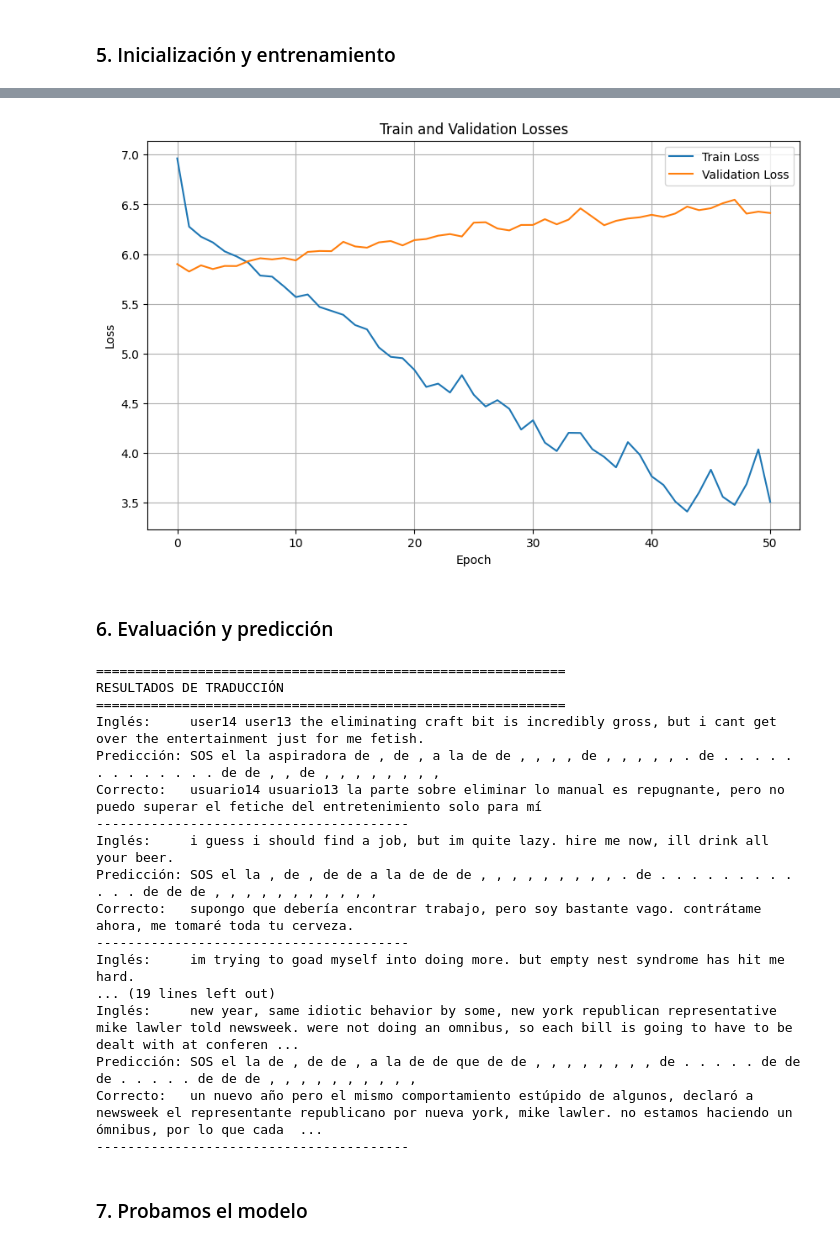
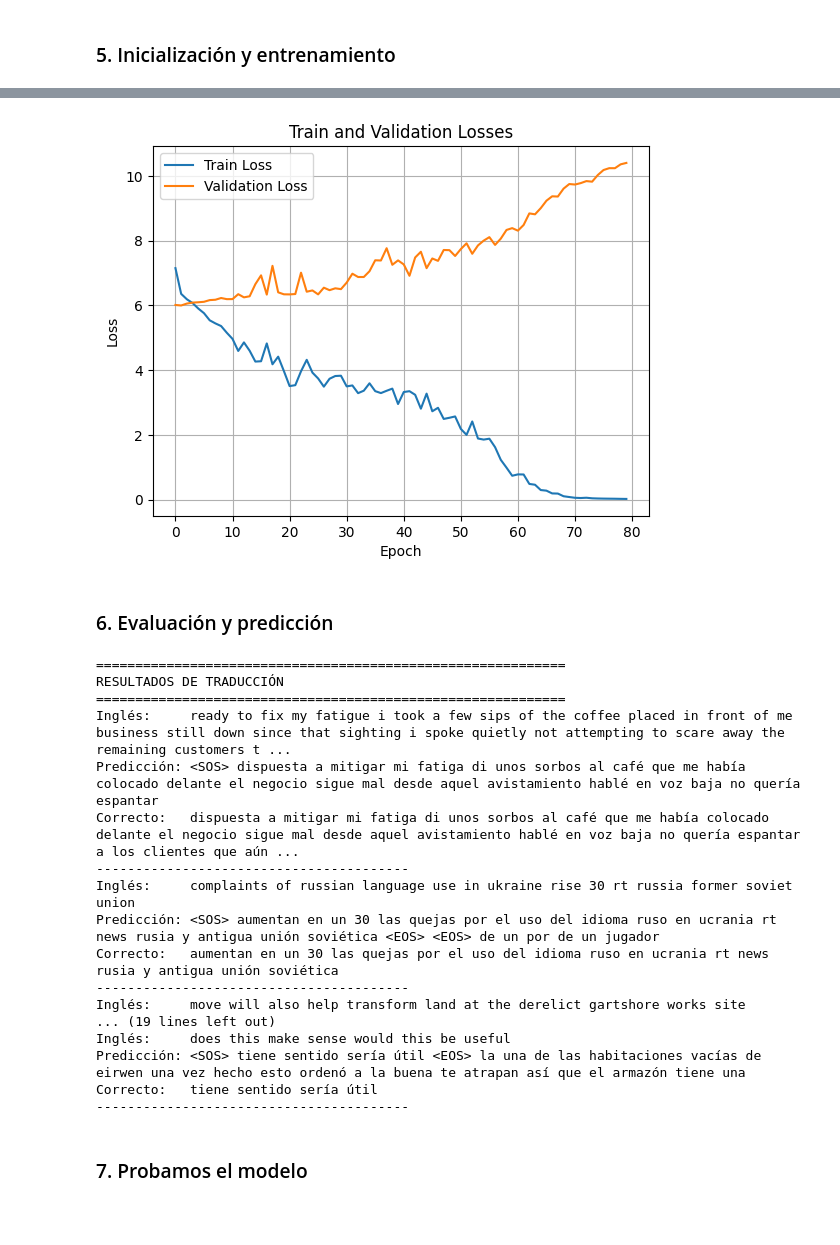
Before and after one commit to aaronbernal28/Aprendizaje-Autom-tico-1, a Jupyter notebook: notebooks/notebook_10_secuencias-published.ipynb, the cells around one changed output, grey strips where cells are left out. Cells and saved outputs as stored; diff of their text form; code cells hidden in the pictures; blank space fills up the shorter version.

```diff
--- a/notebooks/notebook_10_secuencias-published.ipynb
+++ b/notebooks/notebook_10_secuencias-published.ipynb
@@ -398,9 +378,14 @@ Debe contener:
 class Decoder(nn.Module):
     def __init__(self, output_size, hidden_size):
         super().__init__()
-        self.Embedding = nn.Embedding(num_embeddings=output_size, embedding_dim=emb_dim, padding_idx=PAD_token)
-        self.LSTM = nn.LSTM(input_size=emb_dim, hidden_size=hidden_size, batch_first=True)
-        self.Linear = nn.Linear(in_features=hidden_size, out_features=output_size)
+        self.Embedding = nn.Embedding(num_embeddings=output_size,
+                                      embedding_dim=emb_dim,
+                                      padding_idx=PAD_token)
+        self.LSTM = nn.LSTM(input_size=emb_dim,
+                            hidden_size=hidden_size,
+                            batch_first=True)
+        self.Linear = nn.Linear(in_features=hidden_size,
+                                out_features=output_size)
 
     def forward(self, input_token, hidden, cell):
         '''
@@ -456,15 +441,14 @@ class Seq2Seq(nn.Module):
         batch_size = input_seq.size(0)
         vocab_size = self.decoder.Linear.out_features
 
-        sos_idx = output_vocab.get_index('SOS')
-        token = torch.full((batch_size, 1), sos_idx, dtype=torch.long, device=device)
+        token = torch.full((batch_size, 1), SOS_token, dtype=torch.long, device=device)
 
         outputs = torch.zeros(batch_size, max_len, vocab_size)
 
         for t in range(max_len):
             out, hidden, cell = self.decoder.forward(token, hidden, cell)
 
-            #tokens = F.softmax(tokens.float(), dim=1)
+            #out = F.softmax(out.float(), dim=1)
             token = torch.argmax(out, dim=1, keepdim=True).to(device)
 
             outputs[:, t, :] = out
@@ -490,9 +474,7 @@ class Seq2Seq(nn.Module):
         batch_size = input_seq.size(0)
         vocab_size = self.decoder.Linear.out_features
 
-        sos_idx = output_vocab.get_index('SOS')
-
-        token = torch.full((batch_size, 1), sos_idx, dtype=torch.long, device=device)
+        token = torch.full((batch_size, 1), SOS_token, dtype=torch.long, device=device)
 
         outputs = torch.zeros(batch_size, max_len, vocab_size).to(device) # Move outputs to device
 
@@ -519,7 +501,7 @@ class Seq2Seq(nn.Module):
 INPUT_DIM = input_vocab.n_words()      # tamaño del vocabulario de entrada
 OUTPUT_DIM = output_vocab.n_words()     # tamaño del vocabulario de salida
 HIDDEN_DIM = 256                 # tamaño del estado oculto
-MAX_LEN = 50                     # longitud máxima de la secuencia de salida
+MAX_LEN = 30                     # longitud máxima de la secuencia de salida
 NUM_EPOCHS = 80
 LEARNING_RATE = 0.001
 
@@ -530,9 +512,7 @@ decoder = Decoder(OUTPUT_DIM, HIDDEN_DIM).to(device)
 model = Seq2Seq(encoder, decoder).to(device)
 
 # Función de pérdida y optimizador
-PAD_token = output_vocab.get_index(palabra='PAD')
 criterion = nn.CrossEntropyLoss(ignore_index=PAD_token)
-#criterion = nn.NLLLoss(ignore_index=PAD_token)
-optimizer = torch.optim.AdamW(model.parameters(), lr=LEARNING_RATE)
+optimizer = torch.optim.Adam(model.parameters(), lr=LEARNING_RATE)
 print(f"Modelo creado con {sum(p.numel() for p in model.parameters())} parámetros")
 # %% [output]
@@ -662,15 +640,14 @@ KeyboardInterrupt:
 # %%
-plt.figure(figsize=(10, 6))
 plt.plot(train_losses, label='Train Loss')
 plt.plot(val_losses, label='Validation Loss')
 plt.xlabel('Epoch')
 plt.ylabel('Loss')
 plt.title('Train and Validation Losses')
 plt.legend()
 plt.grid(True)
 plt.show()
 # %% [output]
-[figure, old version]
+[figure, new version]
 # %% [markdown]
 ### 6. Evaluación y predicción
 # %%
@@ -706,7 +681,7 @@ def translate(model, sentence, input_vocab, output_vocab, max_length=50):
         return ' '.join(decoded_words)
 # %%
 # Probar con algunas oraciones del conjunto de validación
-test_sentences = val_eng[:8]
+test_sentences = train_eng[:8]
 
 print("\n" + "="*60)
 print("RESULTADOS DE TRADUCCIÓN")
@@ -714,7 +689,7 @@ print("="*60)
 
 for i, sentence in enumerate(test_sentences):
     translation = translate(model, sentence, input_vocab, output_vocab)
-    correct_translation = val_esp[i]  # Traducción correcta correspondiente
+    correct_translation = train_esp[i]  # Traducción correcta correspondiente
 
     print(f"Inglés:     {sentence}")
     print(f"Predicción: {translation}")
@@ -724,19 +699,19 @@ for i, sentence in enumerate(test_sentences):
 ============================================================
 RESULTADOS DE TRADUCCIÓN
 ============================================================
-Inglés:     user14 user13 the eliminating craft bit is incredibly gross, but i cant get over the entertainment just for me fetish.
-Predicción: SOS el la aspiradora de , de , a la de de , , , , de , , , , , . de . . . . . . . . . . . . . de de , , de , , , , , , , ,
-Correcto:   usuario14 usuario13 la parte sobre eliminar lo manual es repugnante, pero no puedo superar el fetiche del entretenimiento solo para mí
+Inglés:     ready to fix my fatigue i took a few sips of the coffee placed in front of me business still down since that sighting i spoke quietly not attempting to scare away the remaining customers t ...
+Predicción: <SOS> dispuesta a mitigar mi fatiga di unos sorbos al café que me había colocado delante el negocio sigue mal desde aquel avistamiento hablé en voz baja no quería espantar
+Correcto:   dispuesta a mitigar mi fatiga di unos sorbos al café que me había colocado delante el negocio sigue mal desde aquel avistamiento hablé en voz baja no quería espantar a los clientes que aún ...
 ----------------------------------------
-Inglés:     i guess i should find a job, but im quite lazy. hire me now, ill drink all your beer.
-Predicción: SOS el la , de , de de a la de de de , , , , , , , , , . de . . . . . . . . . . . . de de de , , , , , , , , , , ,
-Correcto:   supongo que debería encontrar trabajo, pero soy bastante vago. contrátame ahora, me tomaré toda tu cerveza.
+Inglés:     complaints of russian language use in ukraine rise 30 rt russia former soviet union
+Predicción: <SOS> aumentan en un 30 las quejas por el uso del idioma ruso en ucrania rt news rusia y antigua unión soviética <EOS> <EOS> de un por de un jugador
+Correcto:   aumentan en un 30 las quejas por el uso del idioma ruso en ucrania rt news rusia y antigua unión soviética
 ----------------------------------------
-Inglés:     im trying to goad myself into doing more. but empty nest syndrome has hit me hard.
+Inglés:     move will also help transform land at the derelict gartshore works site
 ... (19 lines left out)
-Inglés:     new year, same idiotic behavior by some, new york republican representative mike lawler told newsweek. were not doing an omnibus, so each bill is going to have to be dealt with at conferen ...
-Predicción: SOS el la de , de de , a la de de que de de , , , , , , , , de . . . . . de de de . . . . . de de de , , , , , , , , , ,
-Correcto:   un nuevo año pero el mismo comportamiento estúpido de algunos, declaró a newsweek el representante republicano por nueva york, mike lawler. no estamos haciendo un ómnibus, por lo que cada  ...
+Inglés:     does this make sense would this be useful
+Predicción: <SOS> tiene sentido sería útil <EOS> la una de las habitaciones vacías de eirwen una vez hecho esto ordenó a la buena te atrapan así que el armazón tiene una
+Correcto:   tiene sentido sería útil
 ----------------------------------------
 # %% [markdown]
 ### 7. Probamos el modelo
```
Also changed, not shown: parts of 23 cells of this notebook.
